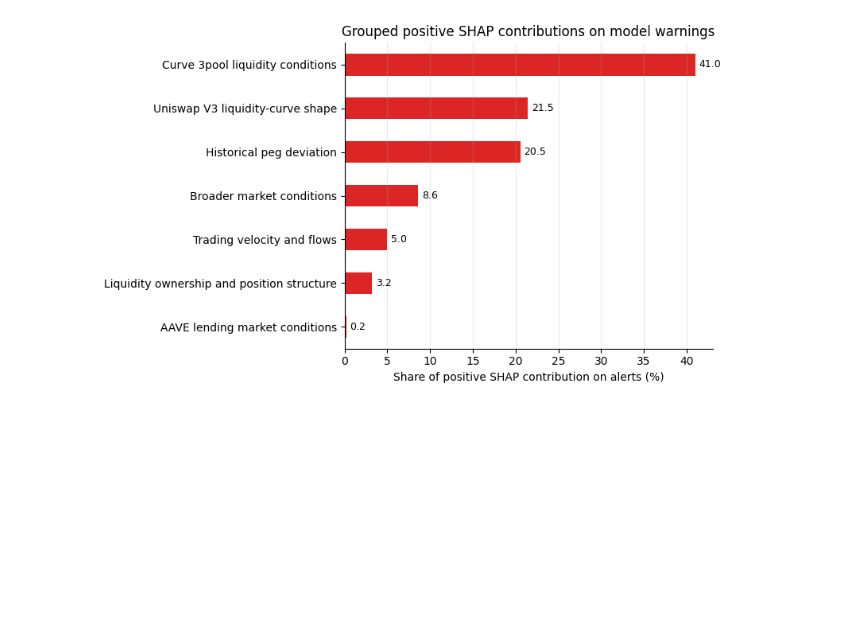
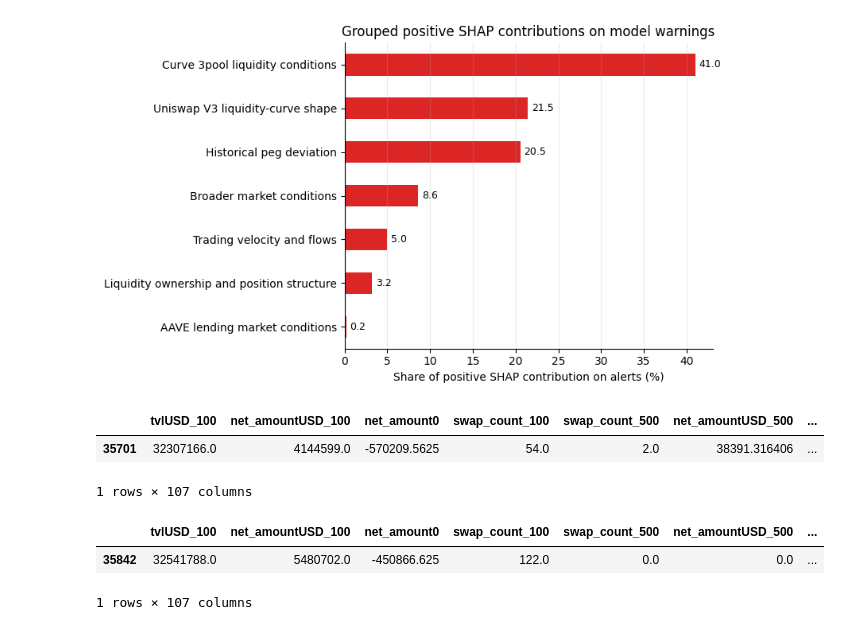
Before and after one commit to QuantLet/onchain-insights, a Jupyter notebook: 8. Early-Warning Model/SHAP_details.ipynb, the cells around one changed output. Saved outputs shown, nothing was run; the diff lists cells and outputs as text; code cells hidden in the pictures; blank space fills up the shorter version.

```diff
--- a/8. Early-Warning Model/SHAP_details.ipynb
+++ b/8. Early-Warning Model/SHAP_details.ipynb
@@ -677,3 +683,15 @@ Unassigned features before adding 'Other':
 [figure]
 [figure]
 [figure]
+# %%
+df[df['timestamp'] == "2026-01-28 20:00:00+00:00"]
+# %% [output]
+|  | tvlUSD_100 | net_amountUSD_100 | net_amount0 | swap_count_100 | swap_count_500 | net_amountUSD_500 | ... |
+| 35701 | 32307166.0 | 4144599.0 | -570209.5625 | 54.0 | 2.0 | 38391.316406 | ... |
+1 rows × 107 columns
+# %%
+df[df['timestamp'] == "2026-02-03 17:00:00+00:00"]
+# %% [output]
+|  | tvlUSD_100 | net_amountUSD_100 | net_amount0 | swap_count_100 | swap_count_500 | net_amountUSD_500 | ... |
+| 35842 | 32541788.0 | 5480702.0 | -450866.625 | 122.0 | 0.0 | 0.0 | ... |
+1 rows × 107 columns
```
Also changed, not shown: parts of 4 cells of this notebook, 3 other files.
